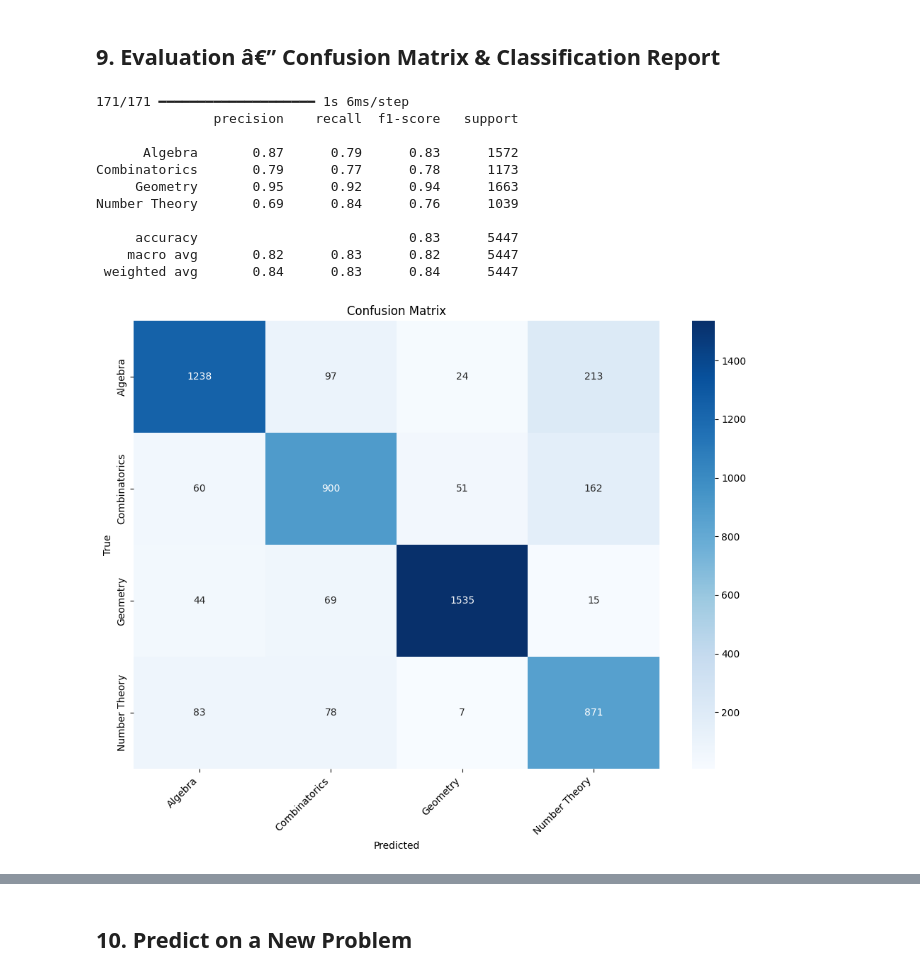
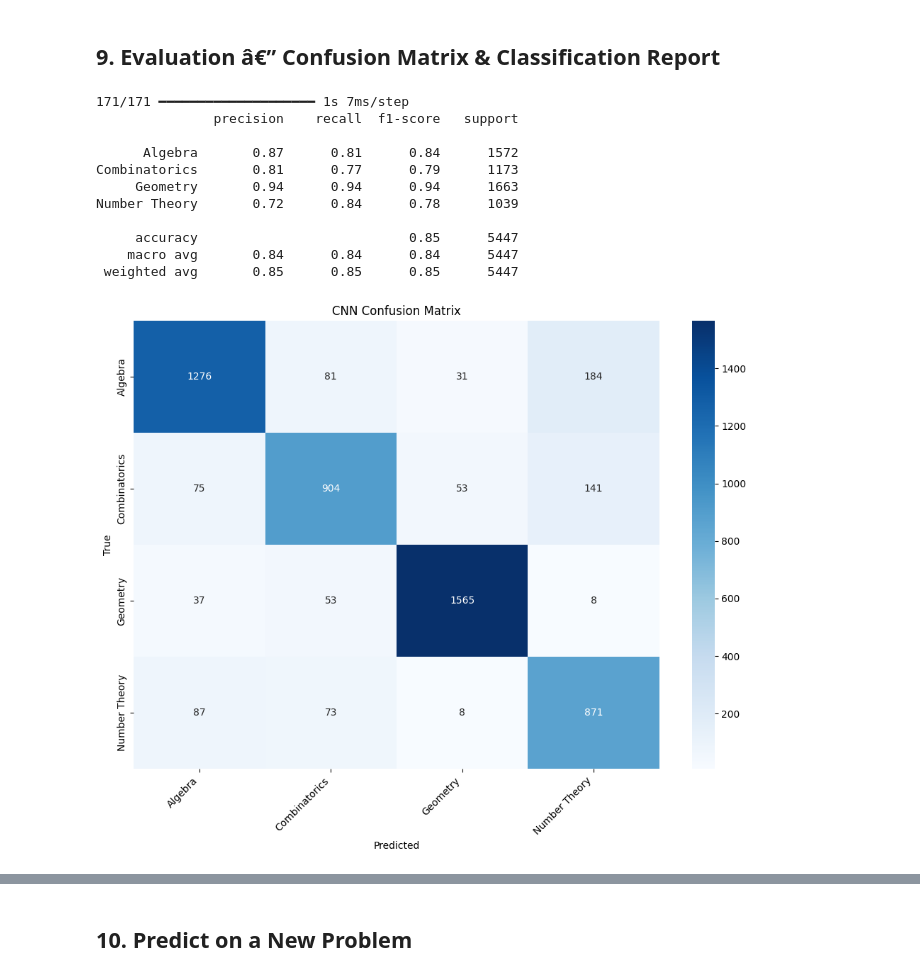
Before and after one commit to LuisMend12/math3180, a Jupyter notebook: final-project/mathnet_cnn.ipynb, the cells around one changed output, grey strips where cells are left out. Cells and saved outputs as stored; diff of their text form; code cells hidden in the pictures.

```diff
--- a/final-project/mathnet_cnn.ipynb
+++ b/final-project/mathnet_cnn.ipynb
@@ -439,16 +472,16 @@ def build_cnn(vocab_size, embed_dim, seq_len, num_classes):
 
     # Embedding with spatial dropout
     x = layers.Embedding(vocab_size, embed_dim)(inp)
-    x = layers.SpatialDropout1D(0.3)(x)
+    x = layers.SpatialDropout1D(0.4)(x)
 
     # Parallel conv branches — kernel sizes 2–7 capture short to long n-gram patterns
     branches = []
     for k in (2, 3, 4, 5, 6, 7):
         b = layers.Conv1D(128, k, activation="relu", padding="same",
-                          kernel_regularizer=regularizers.l2(1e-4))(x)
+                          kernel_regularizer=regularizers.l2(2e-4))(x)
         b = layers.BatchNormalization()(b)
         b = layers.Conv1D(64, k, activation="relu", padding="same",
-                          kernel_regularizer=regularizers.l2(1e-4))(b)
+                          kernel_regularizer=regularizers.l2(2e-4))(b)
         b = layers.BatchNormalization()(b)
         b = layers.GlobalMaxPooling1D()(b)
         branches.append(b)
@@ -460,15 +493,15 @@ def build_cnn(vocab_size, embed_dim, seq_len, num_classes):
     merged = layers.Concatenate()(branches)          # 6*64 + embed_dim = 512-dim
 
     # Classification head — reduced capacity to limit overfitting
-    merged = layers.Dense(256, activation="relu",
-                          kernel_regularizer=regularizers.l2(1e-4))(merged)
+    merged = layers.Dense(128, activation="relu",
+                          kernel_regularizer=regularizers.l2(2e-4))(merged)
     merged = layers.BatchNormalization()(merged)
     merged = layers.Dropout(0.5)(merged)
 
-    merged = layers.Dense(128, activation="relu",
-                          kernel_regularizer=regularizers.l2(1e-4))(merged)
+    merged = layers.Dense(64, activation="relu",
+                          kernel_regularizer=regularizers.l2(2e-4))(merged)
     merged = layers.BatchNormalization()(merged)
-    merged = layers.Dropout(0.4)(merged)
+    merged = layers.Dropout(0.5)(merged)
 
     out = layers.Dense(num_classes, activation="softmax")(merged)
 
@@ -516,8 +549,8 @@ total = len(y_train)
 class_weight = {i: total / (num_classes * count) for i, count in enumerate(class_counts) if count > 0}
 
 callbacks = [
-    EarlyStopping(monitor="val_loss", patience=3, restore_best_weights=True, verbose=1),
-    ReduceLROnPlateau(factor=0.5, patience=2, verbose=1)
+    EarlyStopping(monitor="val_loss", patience=5, restore_best_weights=True, verbose=1),
+    ReduceLROnPlateau(monitor="val_loss", factor=0.5, patience=3, verbose=1)
 ]
 
 history = model.fit(
@@ -867,34 +933,34 @@ plt.show()
 # %%
 from sklearn.metrics import classification_report, confusion_matrix
 
 y_pred = np.argmax(model.predict(X_val), axis=1)
 
 # Only use labels that appear in val set or predictions
 present_labels = np.union1d(np.unique(y_val), np.unique(y_pred))
 present_names = le.classes_[present_labels]
 
 print(classification_report(y_val, y_pred, labels=present_labels, target_names=present_names))
 
 cm = confusion_matrix(y_val, y_pred, labels=present_labels)
 plt.figure(figsize=(10, 8))
 sns.heatmap(cm, annot=True, fmt="d", cmap="Blues",
             xticklabels=present_names, yticklabels=present_names)
-plt.title("Confusion Matrix")
+plt.title("CNN Confusion Matrix")
 plt.xlabel("Predicted")
 plt.ylabel("True")
 plt.xticks(rotation=45, ha="right")
 plt.tight_layout()
 plt.show()
 # %% [output]
-171/171 ━━━━━━━━━━━━━━━━━━━━ 1s 6ms/step
+171/171 ━━━━━━━━━━━━━━━━━━━━ 1s 7ms/step
                precision    recall  f1-score   support
 
-      Algebra       0.87      0.79      0.83      1572
-Combinatorics       0.79      0.77      0.78      1173
-     Geometry       0.95      0.92      0.94      1663
-Number Theory       0.69      0.84      0.76      1039
+      Algebra       0.87      0.81      0.84      1572
+Combinatorics       0.81      0.77      0.79      1173
+     Geometry       0.94      0.94      0.94      1663
+Number Theory       0.72      0.84      0.78      1039
 
-     accuracy                           0.83      5447
-    macro avg       0.82      0.83      0.82      5447
- weighted avg       0.84      0.83      0.84      5447
+     accuracy                           0.85      5447
+    macro avg       0.84      0.84      0.84      5447
+ weighted avg       0.85      0.85      0.85      5447
-[figure, old version]
+[figure, new version]
```
Also changed, not shown: parts of 19 cells of this notebook, 1 other file.
